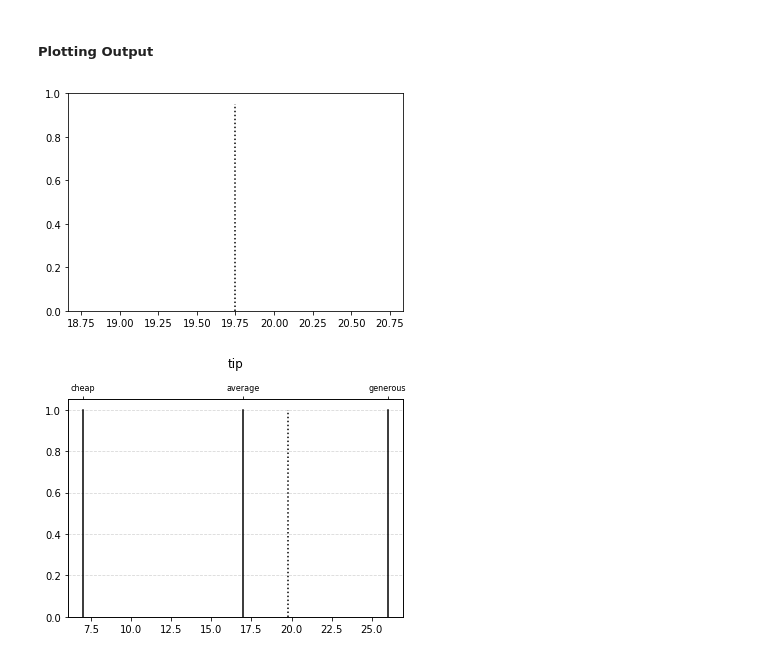
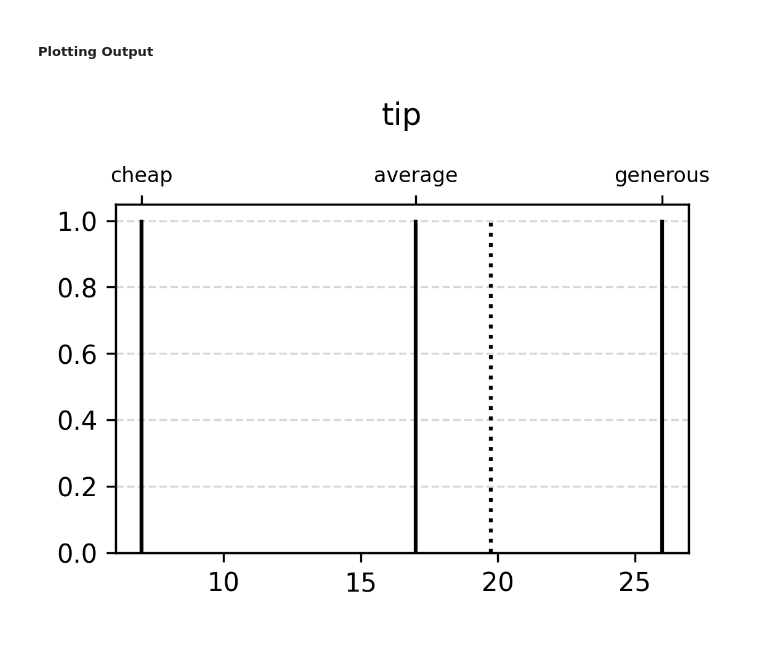
Before and after one commit to ericzander/hotfis, a Jupyter notebook: notebooks/takagi-sugeno.ipynb, the cells around one changed output. Drawn from its saved outputs; the diff is of its cells as text; code cells hidden in the pictures.

```diff
--- a/notebooks/takagi-sugeno.ipynb
+++ b/notebooks/takagi-sugeno.ipynb
@@ -102,17 +102,12 @@ Food    : (6.5)
 --> Tip (19.75)
 # %% [markdown]
 ##### Plotting Output
-# %%
-# Plot only output
-fis.plot_tsk(tip_output)
-plt.show()
-# %% [output]
-[figure, removed]
 # %%
 # Plot both group and output
+plt.figure(figsize=(4, 2.5), dpi=300)
 fis.groupset["tip"].plot()
 fis.plot_tsk(tip_output)
-#plt.savefig("img/tsk_ex.png", bbox_inches="tight", facecolor="white")
+# plt.savefig("img/tsk_ex.png", bbox_inches="tight", facecolor="white")
 plt.show()
 # %% [output]
-[figure, old version]
+[figure, new version]
```
Also changed, not shown: parts of 1 cell of this notebook, 46 other files.
